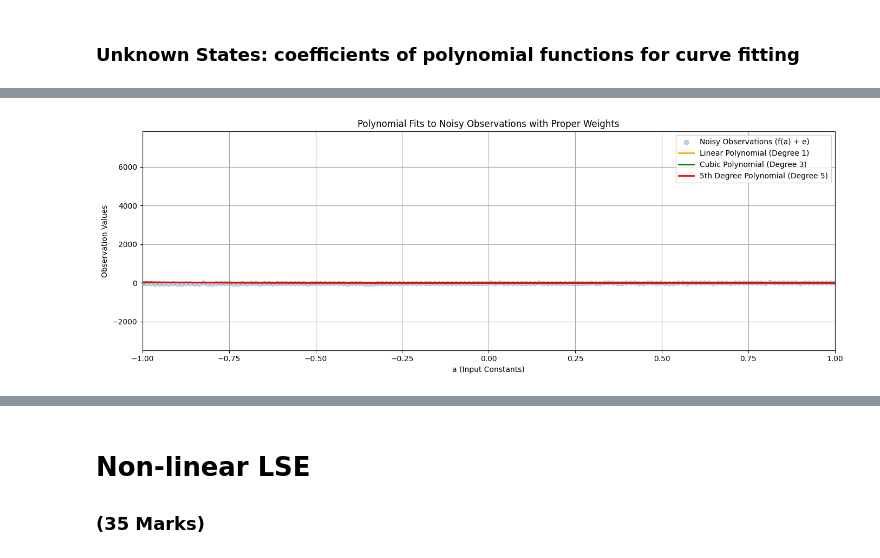
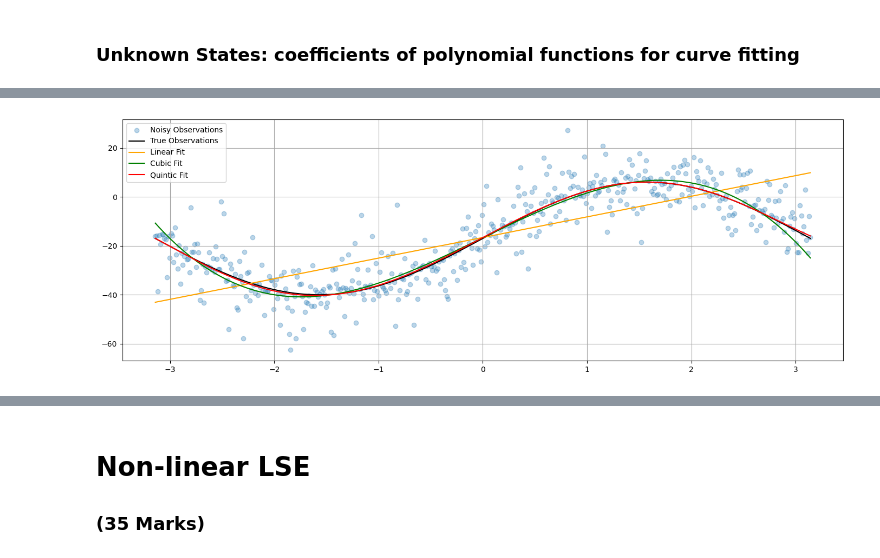
Before and after one commit to SaharYousefi92/engg680_2024_fall, a Jupyter notebook: Lab_Assignment2/Non-linear Least Square Estimation Problem.ipynb, the cells around one changed output, grey strips where cells are left out. Cells and saved outputs as stored; diff of their text form; code cells hidden in the pictures.

```diff
--- a/Lab_Assignment2/Non-linear Least Square Estimation Problem.ipynb
+++ b/Lab_Assignment2/Non-linear Least Square Estimation Problem.ipynb
@@ -175,0 +175,8 @@ A Posteriori Variance Factor for Quintic Polynomial (Degree 5): 63.7583446301841
+# %%
+# step 9
+# print the a posterier variance factor for each polynomial function
+# (3 marks)
+for deg, res in results.items():
+    print(f"Degree {deg} polynomial fit:")
+    print(f"A posteriori variance factor: {res['apv']}")
+    print("\n")
@@ -177,10 +195,10 @@ A Posteriori Variance Factor for Quintic Polynomial (Degree 5): 63.7583446301841
 # step 10
 # compute and print the norm between the predicted observations (output from each polynomial function) and the true observations
 # (3 marks)
-norm_line = np.linalg.norm(l_true - line_uw)  # Linear polynomial
-norm_cubic = np.linalg.norm(l_true - cubic_uw)  # Cubic polynomial
-norm_quintic = np.linalg.norm(l_true - quintic_uw)  # 5th degree polynomial
-print(f"Norm between True Observations and Linear Polynomial (Degree 1): {norm_line:.6f}")
-print(f"Norm between True Observations and Cubic Polynomial (Degree 3): {norm_cubic:.6f}")
-print(f"Norm between True Observations and 5th Degree Polynomial (Degree 5): {norm_quintic:.6f}")
+for deg, res in results.items():
+    predicted_l = np.polyval(res['coefficients'][::-1], a)
+    norm = np.linalg.norm(predicted_l - l_true)
+    print(f"Degree {deg} polynomial fit:")
+    print(f"Norm between predicted and true observations: {norm}")
+    print("\n")
 # %% [output]
@@ -203,32 +228,43 @@ P = np.diag(1 / l_var)
 # step 13
 # repeat the steps 6-10, using the proper P matrix
 # (10 marks)
-x_deg1, cov_x_deg1, apv_deg1, v_deg1 = fit_polynomial_curve(a, l, P, deg=1)
-x_deg3, cov_x_deg3, apv_deg3, v_deg3 = fit_polynomial_curve(a, l, P, deg=3)
-x_deg5, cov_x_deg5, apv_deg5, v_deg5 = fit_polynomial_curve(a, l, P, deg=5)
-line_uw = np.polyval(x_deg1[::-1], a)   # Linear polynomial
-cubic_uw = np.polyval(x_deg3[::-1], a)  # Cubic polynomial
-quintic_uw = np.polyval(x_deg5[::-1], a)  # 5th degree polynomial
+results = {}
+degrees = [1, 3, 5]
+
+for deg in degrees:
+    x, cov_x, apv, v = fit_polynomial_curve(a, l, P, deg)
+    results[deg] = {
+        'coefficients': x,
+        'covariance_matrix': cov_x,
+        'apv': apv,
+        'residuals': v
+    }
+
+    if deg == 1:
+        line_uw = np.polyval(x[::-1], a)
+    elif deg == 3:
+        cubic_uw = np.polyval(x[::-1], a)
+    elif deg == 5:
+        quintic_uw = np.polyval(x[::-1], a)
+
 fig, ax = plt.subplots(nrows=1, ncols=1, figsize=(14, 5))
-ax.scatter(a, l, color='tab:blue', label='Noisy Observations (f(a) + e)', marker='o', alpha=0.3)
-ax.plot(a, line_uw, color='orange', label='Linear Polynomial (Degree 1)', linewidth=2)
-ax.plot(a, cubic_uw, color='green', label='Cubic Polynomial (Degree 3)', linewidth=2)
-ax.plot(a, quintic_uw, color='red', label='5th Degree Polynomial (Degree 5)', linewidth=2)
-ax.set_xlabel('a (Input Constants)')
-ax.set_ylabel('Observation Values')
-ax.set_title('Polynomial Fits to Noisy Observations with Proper Weights')
+ax.scatter(a, l, label='Noisy Observations', color='tab:blue', marker='o', alpha=0.3)
+ax.plot(a, l_true, label='True Observations', color='k')
+ax.plot(a, line_uw, color='orange', label='Linear Fit')
+ax.plot(a, cubic_uw, color='green', label='Cubic Fit')
+ax.plot(a, quintic_uw, color='red', label='Quintic Fit')
+
 ax.legend()
 ax.grid(True, which='both', ls='-', color='0.65')
-ax.set_xlim(-1, 1)
 fig.tight_layout()
-plt.show()
-print(f"A Posteriori Variance Factor for Linear Polynomial (Degree 1): {apv_deg1:.6f}")
-print(f"A Posteriori Variance Factor for Cubic Polynomial (Degree 3): {apv_deg3:.6f}")
-print(f"A Posteriori Variance Factor for 5th Degree Polynomial (Degree 5): {apv_deg5:.6f}")
-norm_line = np.linalg.norm(l_true - line_uw)  # Linear polynomial
-norm_cubic = np.linalg.norm(l_true - cubic_uw)  # Cubic polynomial
-norm_quintic = np.linalg.norm(l_true - quintic_uw)  # 5th degree polynomial
-print(f"Norm between True Observations and Linear Polynomial (Degree 1): {norm_line:.6f}")
-print(f"Norm between True Observations and Cubic Polynomial (Degree 3): {norm_cubic:.6f}")
-print(f"Norm between True Observations and 5th Degree Polynomial (Degree 5): {norm_quintic:.6f}")
+
+for deg, res in results.items():
+    print(f"Degree {deg} polynomial fit:")
+    print(f"A posteriori variance factor: {res['apv']}")
+
+    predicted_l = np.polyval(res['coefficients'][::-1], a)
+    norm = np.linalg.norm(predicted_l - l_true)
+
+    print(f"Norm between predicted and true observations: {norm}")
+    print("\n")
 # %% [output]
@@ -235 +284 @@ print(f"Norm between True Observations and 5th Degree Polynomial (Degree 5): {no
-[figure, old version]
+[figure, new version]
```
Also changed, not shown: parts of 10 cells of this notebook.
